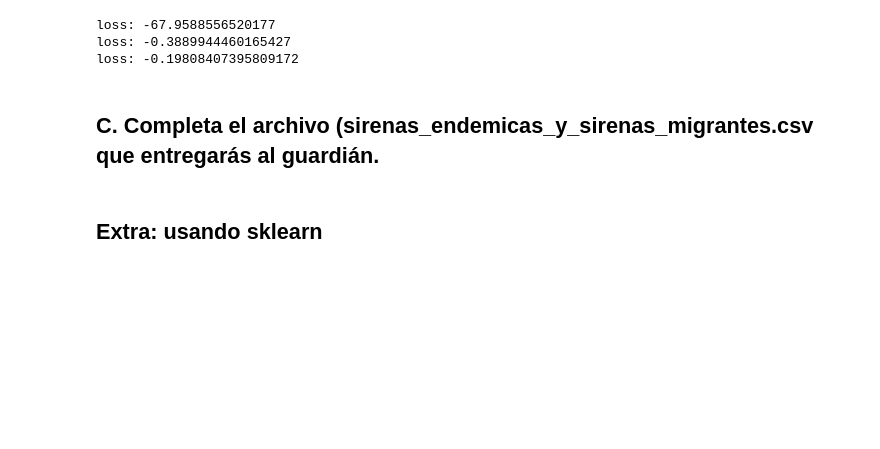
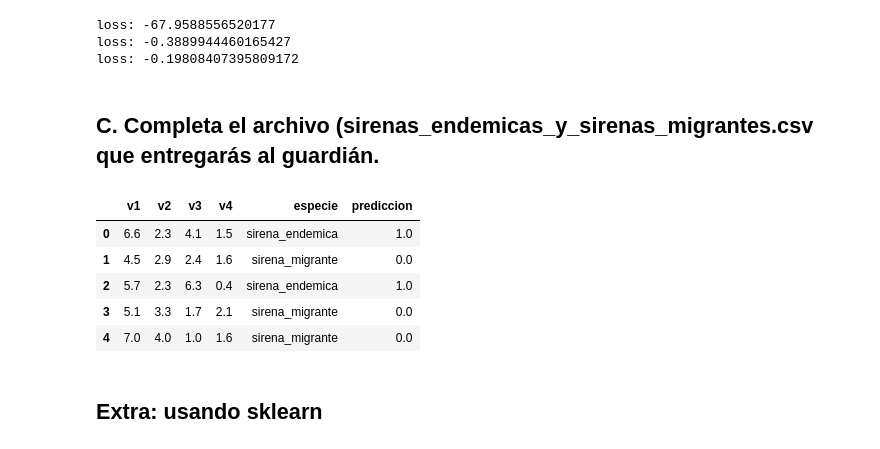
Before and after one commit to jabud/tres_desafios, a Jupyter notebook: Canto_de_las_sirenas.ipynb, the cells around one changed output. Saved outputs shown, nothing was run; the diff lists cells and outputs as text; code cells hidden in the pictures; blank space fills up the shorter version.

```diff
--- a/Canto_de_las_sirenas.ipynb
+++ b/Canto_de_las_sirenas.ipynb
@@ -346,7 +346,18 @@ new = test.drop('especie', axis=1).values
 # calculando clases
 predictions = predict(new)
 # asignar resultados
-test['especie'] = predictions
+test['prediccion'] = predictions
+# convertir binarios a especie
+test['especie'] = test['prediccion'].map(lambda x: 'sirena_endemica' if x==1 else 'sirena_migrante')
+# %%
+test.head()
+# %% [output]
+|  | v1 | v2 | v3 | v4 | especie | prediccion |
+| 0 | 6.6 | 2.3 | 4.1 | 1.5 | sirena_endemica | 1.0 |
+| 1 | 4.5 | 2.9 | 2.4 | 1.6 | sirena_migrante | 0.0 |
+| 2 | 5.7 | 2.3 | 6.3 | 0.4 | sirena_endemica | 1.0 |
+| 3 | 5.1 | 3.3 | 1.7 | 2.1 | sirena_migrante | 0.0 |
+| 4 | 7.0 | 4.0 | 1.0 | 1.6 | sirena_migrante | 0.0 |
 # %%
 # guardar en csv
 test.to_csv('soluciones/sirenas_endemicas_y_sirenas_migrantes.csv')
```
Also changed, not shown: parts of 4 cells of this notebook, 6 other files.
